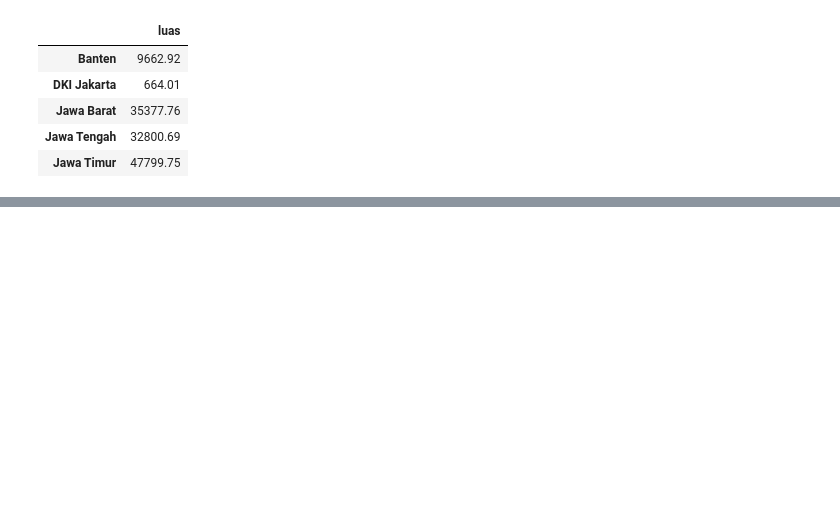
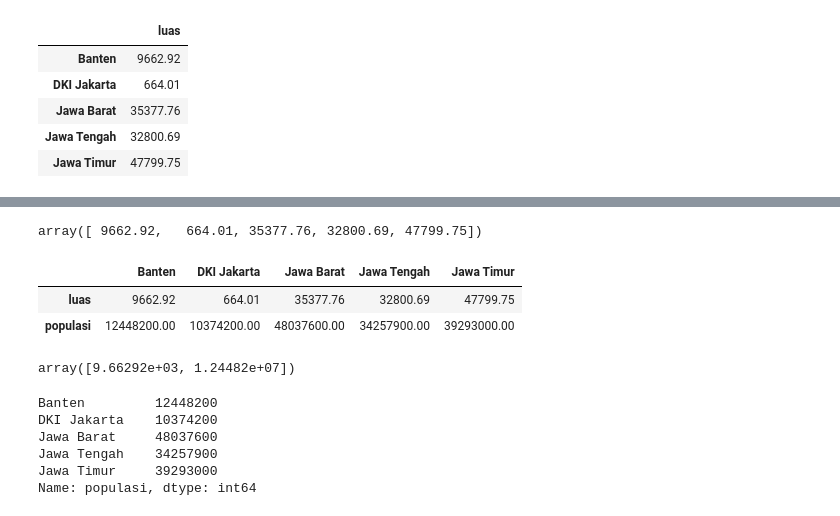
Before and after one commit to f-fathurrahman/KuliahPython, a Jupyter notebook: pandas_tutorials/Tutorial_Pandas_01.ipynb, the cells around one changed output, grey strips where cells are left out. Saved outputs shown, nothing was run; the diff lists cells and outputs as text; code cells hidden in the pictures; blank space fills up the shorter version.

```diff
--- a/pandas_tutorials/Tutorial_Pandas_01.ipynb
+++ b/pandas_tutorials/Tutorial_Pandas_01.ipynb
@@ -279,0 +605,23 @@ pd.DataFrame([{'a': 1, 'b': 2}, {'b': 3, 'c': 4}])
+# %%
+data.values[:,0]
+# %% [output]
+array([ 9662.92,   664.01, 35377.76, 32800.69, 47799.75])
+# %%
+data.T
+# %% [output]
+|  | Banten | DKI Jakarta | Jawa Barat | Jawa Tengah | Jawa Timur |
+| luas | 9662.92 | 664.01 | 35377.76 | 32800.69 | 47799.75 |
+| populasi | 12448200.00 | 10374200.00 | 48037600.00 | 34257900.00 | 39293000.00 |
+# %%
+data.values[0]
+# %% [output]
+array([9.66292e+03, 1.24482e+07])
+# %%
+data["populasi"]
+# %% [output]
+Banten         12448200
+DKI Jakarta    10374200
+Jawa Barat     48037600
+Jawa Tengah    34257900
+Jawa Timur     39293000
+Name: populasi, dtype: int64
```
Also changed, not shown: parts of 77 cells of this notebook.
